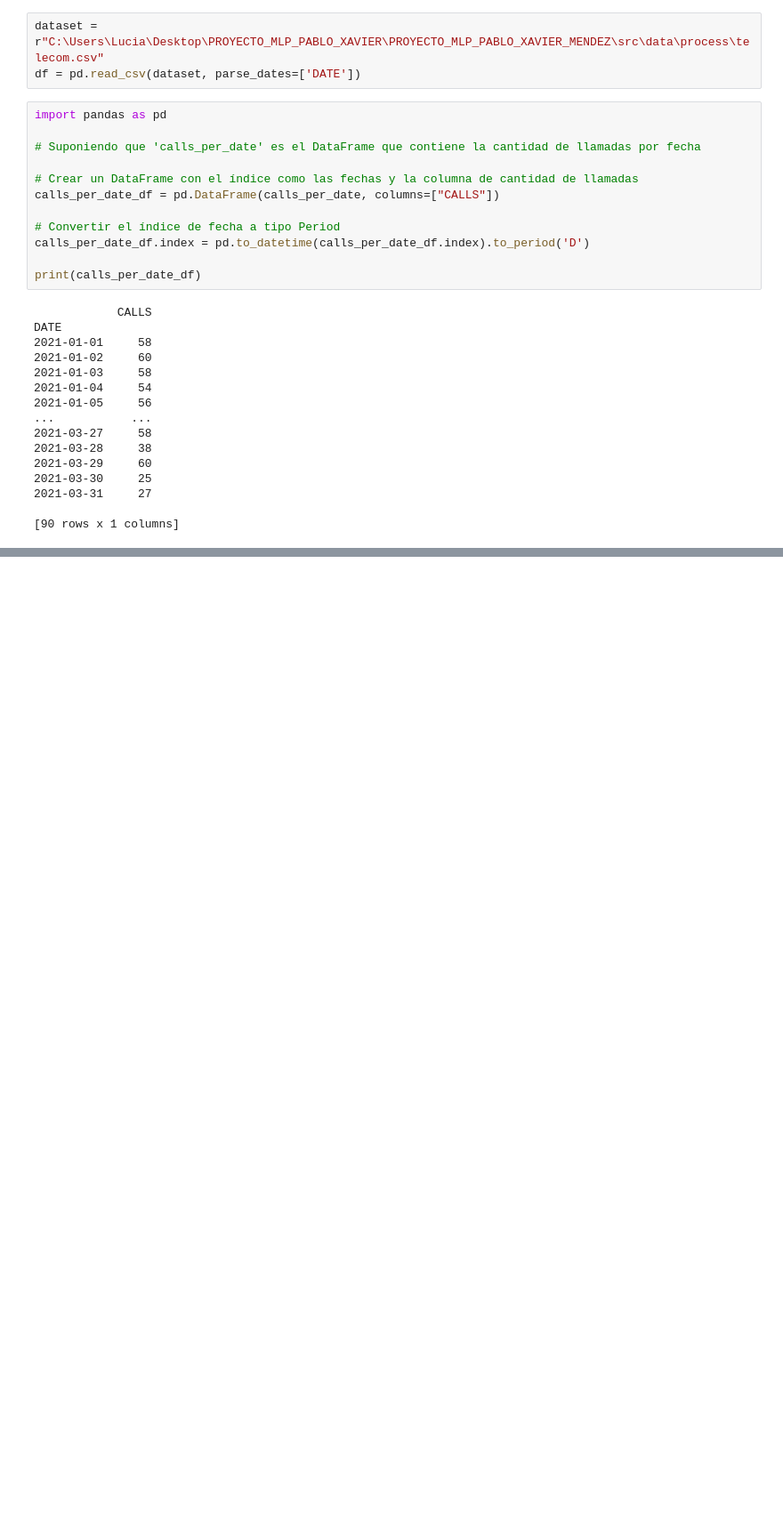
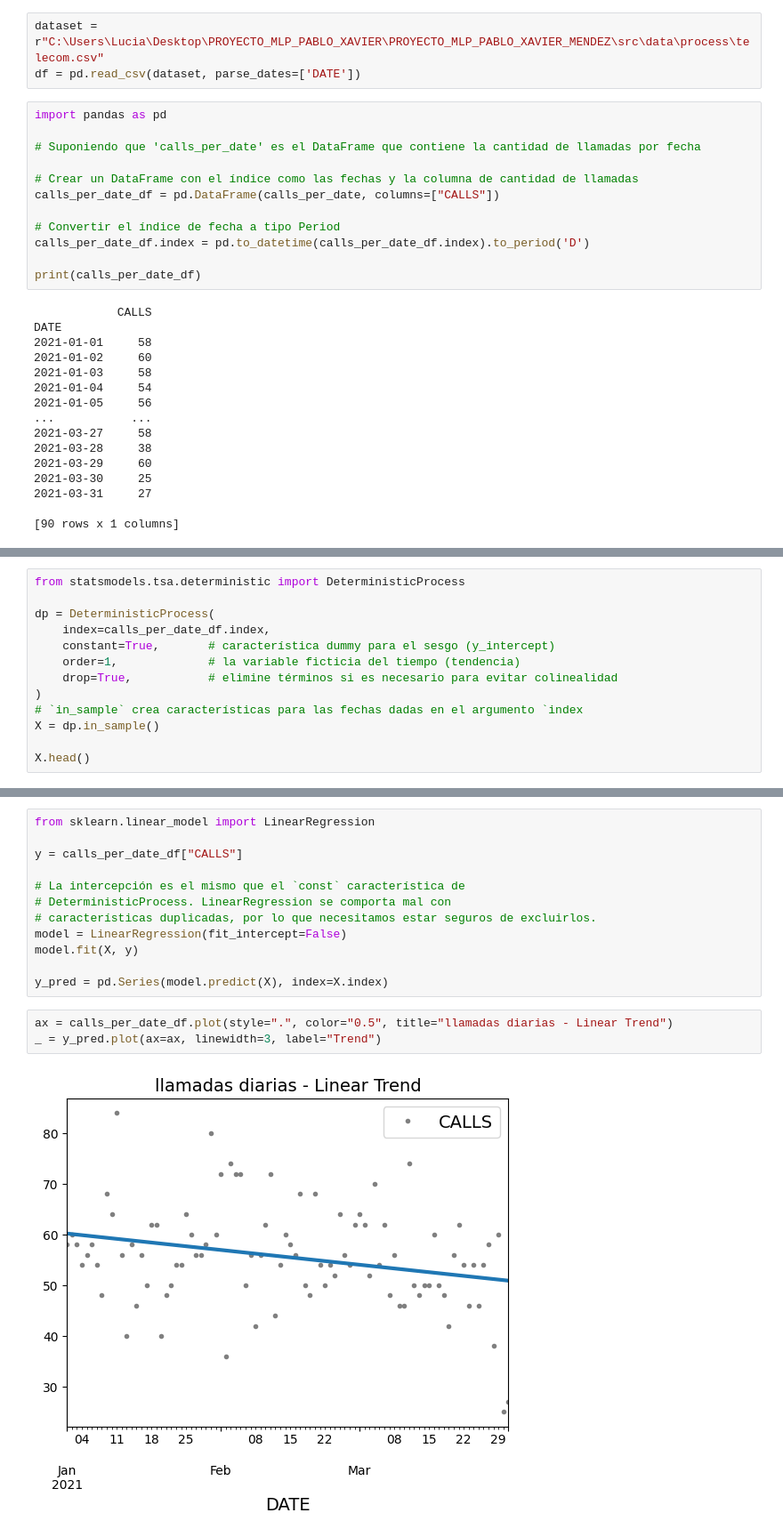
Before and after one commit to PABLOXAVIERMENDEZ/PROYECTO_MLP_PABLO_XAVIER_MENDEZ, a Jupyter notebook: src/model/my_model.ipynb, the cells around one changed output, grey strips where cells are left out. Shown at 89% size. Cells and saved outputs as stored; diff of their text form; blank space fills up the shorter version.

```diff
--- a/src/model/my_model.ipynb
+++ b/src/model/my_model.ipynb
@@ -259,0 +260,13 @@ moving_average.plot(
+# %%
+from statsmodels.tsa.deterministic import DeterministicProcess
+
+dp = DeterministicProcess(
+    index=calls_per_date_df.index,
+    constant=True,       # característica dummy para el sesgo (y_intercept)
+    order=1,             # la variable ficticia del tiempo (tendencia)
+    drop=True,           # elimine términos si es necesario para evitar colinealidad
+)
+# `in_sample` crea características para las fechas dadas en el argumento `index
+X = dp.in_sample()
+
+X.head()
@@ -259,0 +281,17 @@ moving_average.plot(
+# %%
+from sklearn.linear_model import LinearRegression
+
+y = calls_per_date_df["CALLS"]
+
+# La intercepción es el mismo que el `const` característica de
+# DeterministicProcess. LinearRegression se comporta mal con
+# características duplicadas, por lo que necesitamos estar seguros de excluirlos.
+model = LinearRegression(fit_intercept=False)
+model.fit(X, y)
+
+y_pred = pd.Series(model.predict(X), index=X.index)
+# %%
+ax = calls_per_date_df.plot(style=".", color="0.5", title="llamadas diarias - Linear Trend")
+_ = y_pred.plot(ax=ax, linewidth=3, label="Trend")
+# %% [output]
+[figure, added]
```
Also changed, not shown: parts of 4 cells of this notebook.
